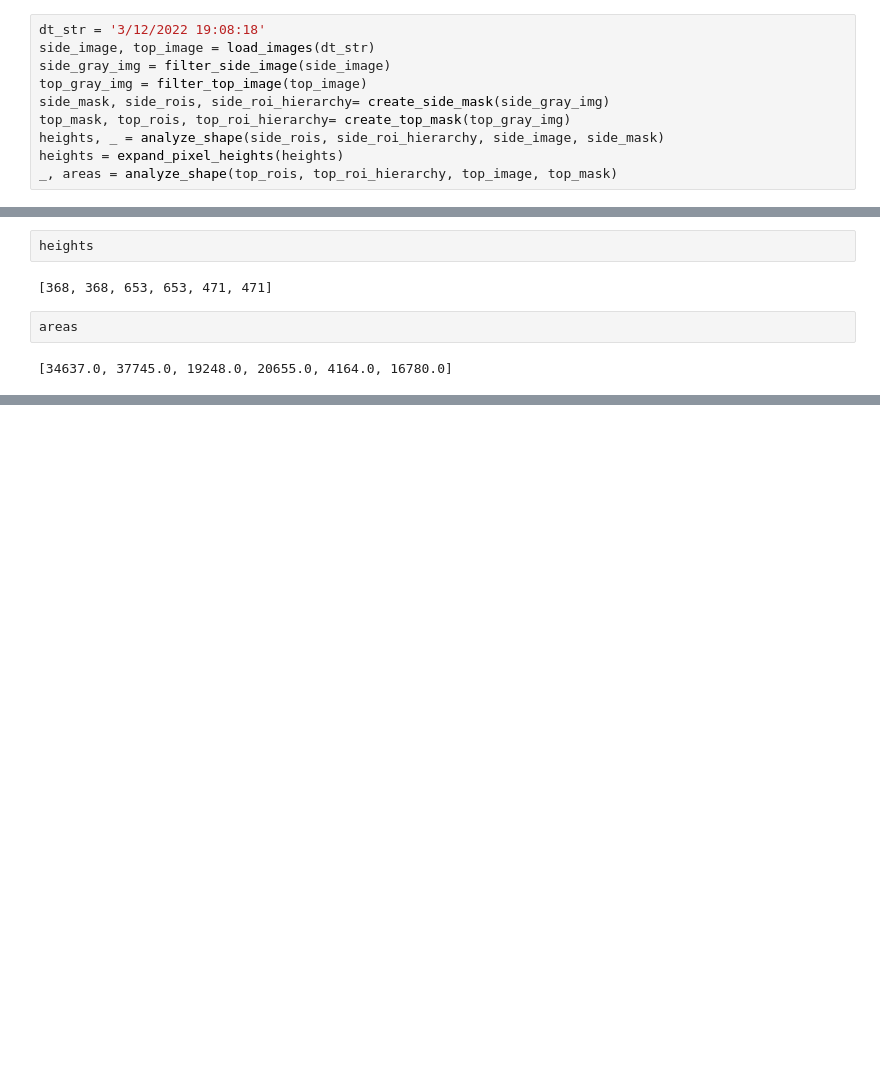
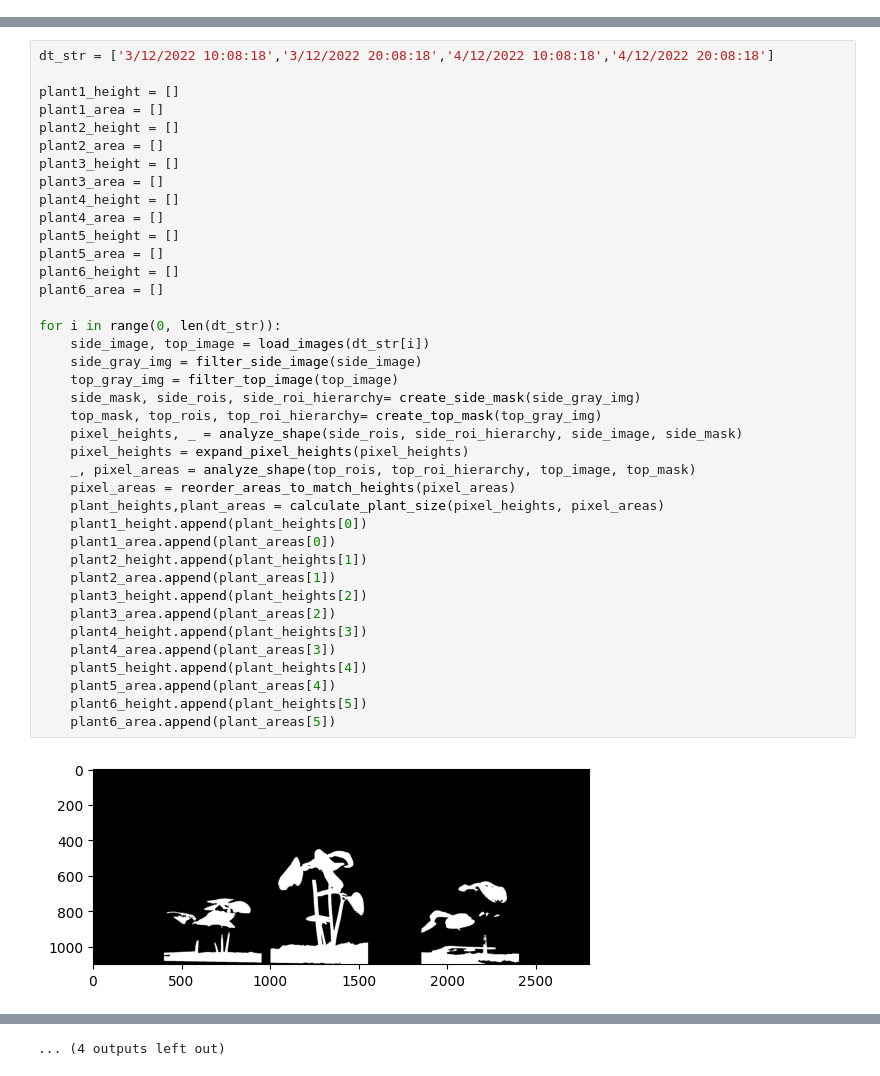
Before and after one commit to jonaskaz/plant-analysis, a Jupyter notebook: notebooks/main.ipynb, the cells around one changed output, grey strips where cells are left out. Drawn from its saved outputs; the diff is of its cells as text; blank space fills up the shorter version.

```diff
--- a/notebooks/main.ipynb
+++ b/notebooks/main.ipynb
@@ -114,10 +153,0 @@ def expand_pixel_heights(pixel_heights):
-# %%
-dt_str = '3/12/2022 19:08:18'
-side_image, top_image = load_images(dt_str)
-side_gray_img = filter_side_image(side_image)
-top_gray_img = filter_top_image(top_image)
-side_mask, side_rois, side_roi_hierarchy= create_side_mask(side_gray_img)
-top_mask, top_rois, top_roi_hierarchy= create_top_mask(top_gray_img)
-heights, _ = analyze_shape(side_rois, side_roi_hierarchy, side_image, side_mask)
-heights = expand_pixel_heights(heights)
-_, areas = analyze_shape(top_rois, top_roi_hierarchy, top_image, top_mask)
@@ -129,8 +154,41 @@ _, areas = analyze_shape(top_rois, top_roi_hierarchy, top_image, top_mask)
-# %%
-heights
-# %% [output]
-[368, 368, 653, 653, 471, 471]
-# %%
-areas
-# %% [output]
-[34637.0, 37745.0, 19248.0, 20655.0, 4164.0, 16780.0]
+# %%
+dt_str = ['3/12/2022 10:08:18','3/12/2022 20:08:18','4/12/2022 10:08:18','4/12/2022 20:08:18']
+
+plant1_height = []
+plant1_area = []
+plant2_height = []
+plant2_area = []
+plant3_height = []
+plant3_area = []
+plant4_height = []
+plant4_area = []
+plant5_height = []
+plant5_area = []
+plant6_height = []
+plant6_area = []
+
+for i in range(0, len(dt_str)):
+    side_image, top_image = load_images(dt_str[i])
+    side_gray_img = filter_side_image(side_image)
+    top_gray_img = filter_top_image(top_image)
+    side_mask, side_rois, side_roi_hierarchy= create_side_mask(side_gray_img)
+    top_mask, top_rois, top_roi_hierarchy= create_top_mask(top_gray_img)
+    pixel_heights, _ = analyze_shape(side_rois, side_roi_hierarchy, side_image, side_mask)
+    pixel_heights = expand_pixel_heights(pixel_heights)
+    _, pixel_areas = analyze_shape(top_rois, top_roi_hierarchy, top_image, top_mask)
+    pixel_areas = reorder_areas_to_match_heights(pixel_areas)
+    plant_heights,plant_areas = calculate_plant_size(pixel_heights, pixel_areas)
+    plant1_height.append(plant_heights[0])
+    plant1_area.append(plant_areas[0])
+    plant2_height.append(plant_heights[1])
+    plant2_area.append(plant_areas[1])
+    plant3_height.append(plant_heights[2])
+    plant3_area.append(plant_areas[2])
+    plant4_height.append(plant_heights[3])
+    plant4_area.append(plant_areas[3])
+    plant5_height.append(plant_heights[4])
+    plant5_area.append(plant_areas[4])
+    plant6_height.append(plant_heights[5])
+    plant6_area.append(plant_areas[5])
+# %% [output]
+[figure, added]
@@ -136,0 +206 @@ areas
+... (4 outputs left out)
```
Also changed, not shown: parts of 5 cells of this notebook.
